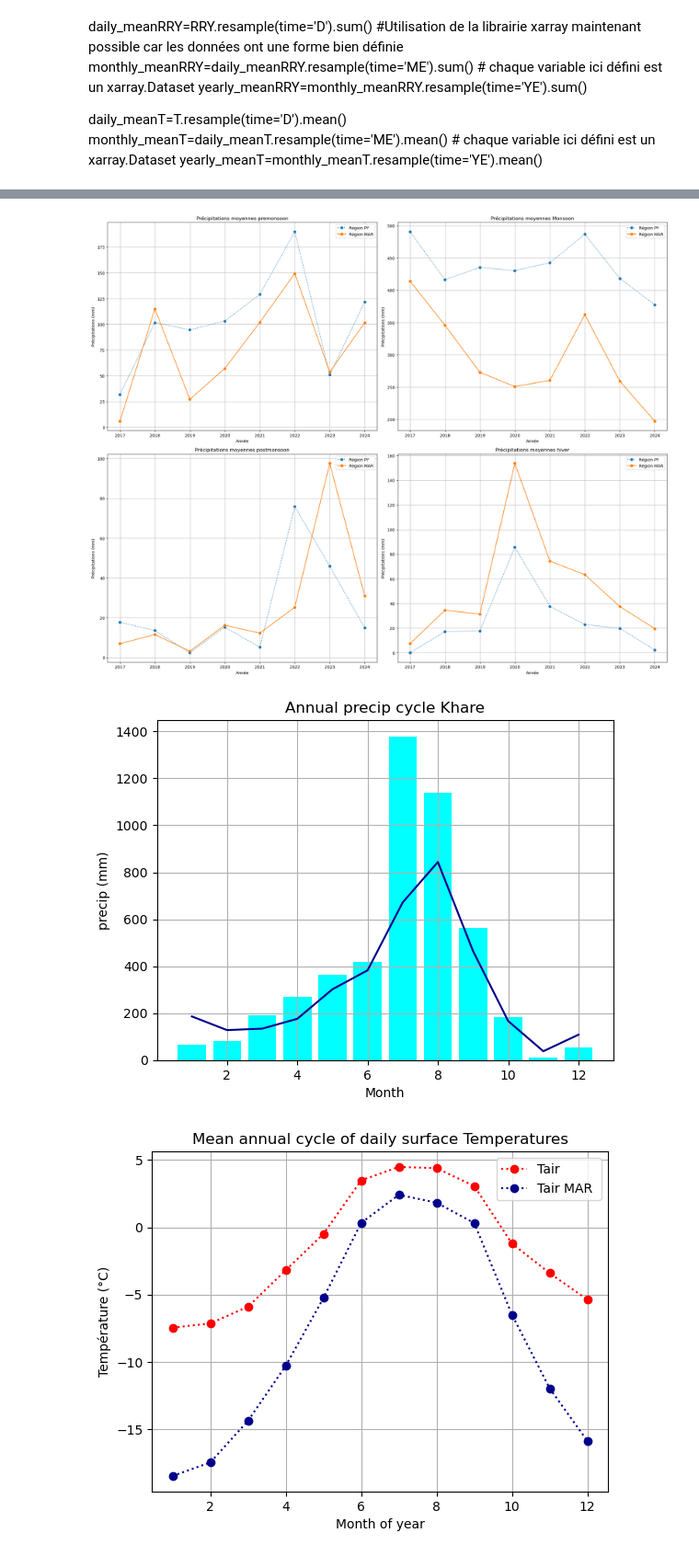
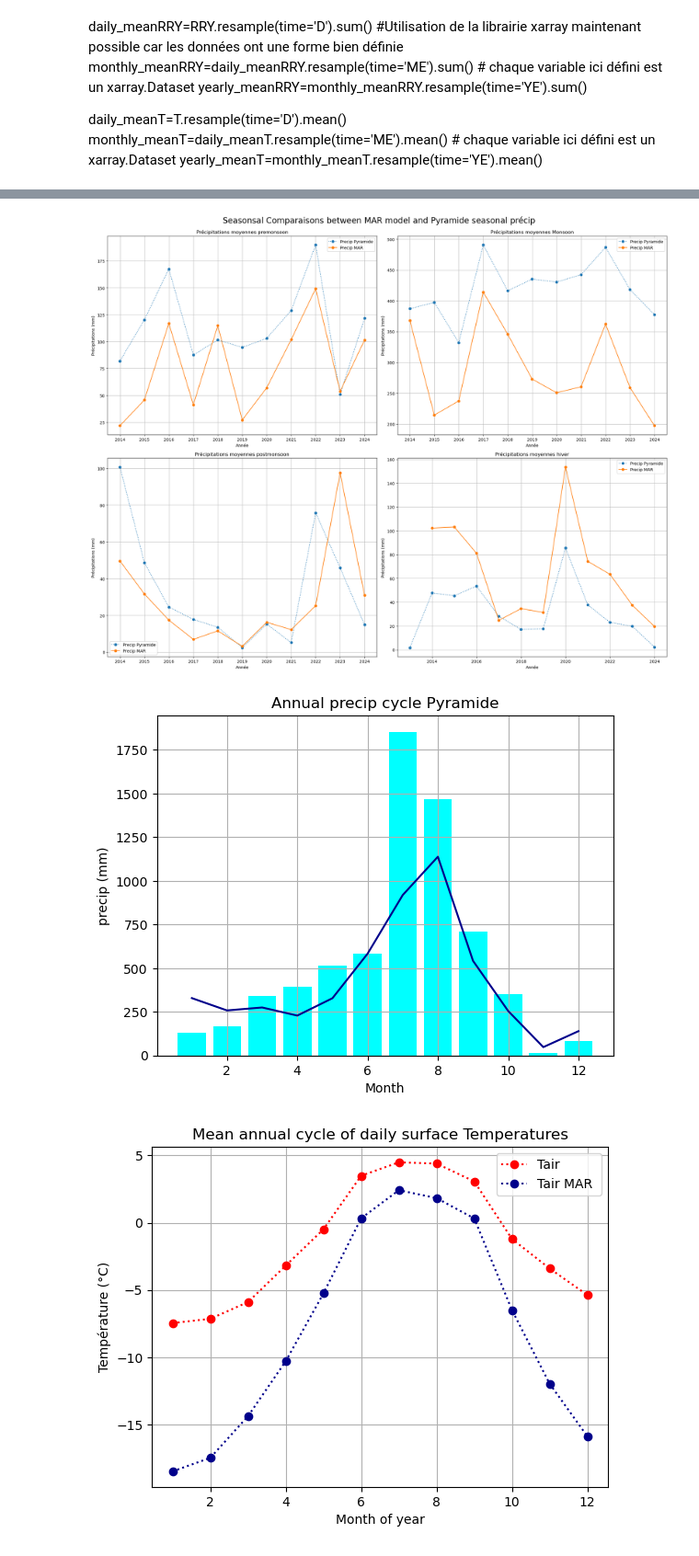
Before and after one commit to Andeol-ramb/MAR_HMA_GLACIOCLIM_Comparisons, a Jupyter notebook: TimeSeries_Ts_Pr_Pyramide_MAR_16-23.ipynb, the cells around one changed output, grey strips where cells are left out. Shown: that part at 92% size. Cells and saved outputs as stored; diff of their text form; code cells hidden in the pictures.

```diff
--- a/TimeSeries_Ts_Pr_Pyramide_MAR_16-23.ipynb
+++ b/TimeSeries_Ts_Pr_Pyramide_MAR_16-23.ipynb
@@ -111,3 +126,7 @@ dsMP[1,:,:].plot()
+# %%
+df1P12_16=pd.DataFrame(dfile1P12_16.values, columns=NameVarsPP12_16)
+
+df1P12_16['TimeY'] = df1P12_16['TimeY'].dt.round('h')
 # %%
 path ="/bettik/PROJECTS/pr-regional-climate/santolam/glacioclim/donnees_precip/Precipitation_Pyramid_Pheriche_corrected_Apr2016_Nov2023_final.xlsx"
 xl_data=pd.ExcelFile(path)
@@ -140,6 +159,9 @@ def NewTime(df, NameVar, values, freq):
 	ds = xr.Dataset({NameVar: ("time", np.asarray(values))}, coords={"time": time})
 	return ds
 # Time step: 1h
+
+RR1=[float(i) for i in df1P12_16['RRYhourly'].values]
+
 RRY1 = [float(i) for i in df1P16_23['RRYhourly'].values]
 
 TY1 = [float(i) for i in df1P16_23['TairY'].values]
@@ -148,6 +170,7 @@ dsY1 = NewTime(df1P16_23, 'RRYhourly', RRY1, '1h')
 
 dsTY1 =  NewTime(df1P16_23, 'TairY', TY1, '1h')
 
+dsRR1= NewTime(df1P12_16, 'RRYhourly', RR1, '1h')
 
 # Time step : 30 min
 RRY2 = [float(i) for i in df2P16_23['RRYhourly'].values]
@@ -159,7 +182,7 @@ dsTY2 =  NewTime(df2P16_23, 'TairY', TY2, '30min')
 
 T = xr.concat([dsTY1, dsTY2], dim='time')
 
-RR = xr.concat([dsY1, dsY2], dim='time')
+RR = xr.concat([dsRR1,dsY1, dsY2], dim='time')
 # %%
 #Définition des Saisons, et création d'une fonction qui définit les saisons en fonction des périodes des moussons:
 seasons = {
@@ -208,6 +231,11 @@ def Clim_sum(ds, variable):
 Clim_temp_Pyramide=Clim_mean(T,'TairY')
 
 Clim_precip_Pyramide=Clim_sum(RR,'RRYhourly')
+# %%
+time3=Clim_precip_Pyramide['monthly']['time']
+time4=dsM_sta_new['time']
+start1=time3[0]
+end1=time4[-1]
 # %%
 # Get the time coordinates CORRIGER DIFF ENTRE MAR ET STATION
 time1 = Clim_temp_Pyramide['monthly']['time']# début
@@ -216,8 +244,8 @@ start=time1[0]
 end=time2[-1]
 # %%
 
-Pr_sta=Clim_precip_Pyramide['monthly'].sel(time=slice(start,end))
-Pr_MAR=dsM_sta_precip.sel(time=slice(start,end))
+Pr_sta=Clim_precip_Pyramide['monthly'].sel(time=slice(start1,end1))
+Pr_MAR=dsM_sta_precip.sel(time=slice(start1,end1))
 Ts_MAR=dsM_sta_new.sel(time=slice(start,end))
 # %%
 #Nouvelles fonctions.
@@ -305,8 +334,8 @@ for i, season in enumerate(seasons):
     da_mar = TS_MAR_precip_dic[season]
 
     # Tracés
-    ax.plot(da_py.time, da_py.values, linestyle=':', marker='o', label='Région PY')
-    ax.plot(da_mar.time, da_mar.values, linestyle='-', marker='o', label='Région MAR')
+    ax.plot(da_py.time, da_py.values, linestyle=':', marker='o', label='Precip Pyramide')
+    ax.plot(da_mar.time, da_mar.values, linestyle='-', marker='o', label='Precip MAR')
 
     # Mise en forme
     ax.set_title(titles[season])
@@ -315,29 +344,30 @@ for i, season in enumerate(seasons):
     ax.grid(True)
     ax.legend()
 
-# Ajustement de l’espacement
-plt.tight_layout()
+
+plt.tight_layout(rect=[0, 0, 1, 0.96])  # Maria script theft : leave space for the suptitle
+fig.suptitle('Seasonsal Comparaisons between MAR model and Pyramide seasonal précip',fontsize=20)
 plt.show()
 # %% [output]
-[figure, old version]
+[figure, new version]
 # %%
 #Annual cycle
 #daily_meanRR=RR.resample(time='D').sum()
 Précip_yearly_cycle=Clim_precip_Pyramide['monthly'].groupby('time.month').sum()
 
 
 plt.bar(Précip_yearly_cycle.month,Précip_yearly_cycle.RRYhourly,
         color='cyan',linestyle='-',label='Précip Station')
 plt.plot(PrMAR_monthly_cycle.month,PrMAR_monthly_cycle.values,
          color='darkblue',linestyle='-',label='Précip MAR')
 
-plt.title('Annual precip cycle Khare')
+plt.title('Annual precip cycle Pyramide')
 plt.xlabel('Month')
 plt.ylabel('precip (mm)')
 
 plt.grid(True)
 # %% [output]
-[figure, old version]
+[figure, new version]
 # %%
 
 #T sta classic climatic variables
```
Also changed, not shown: parts of 6 cells of this notebook, 6 other files.
